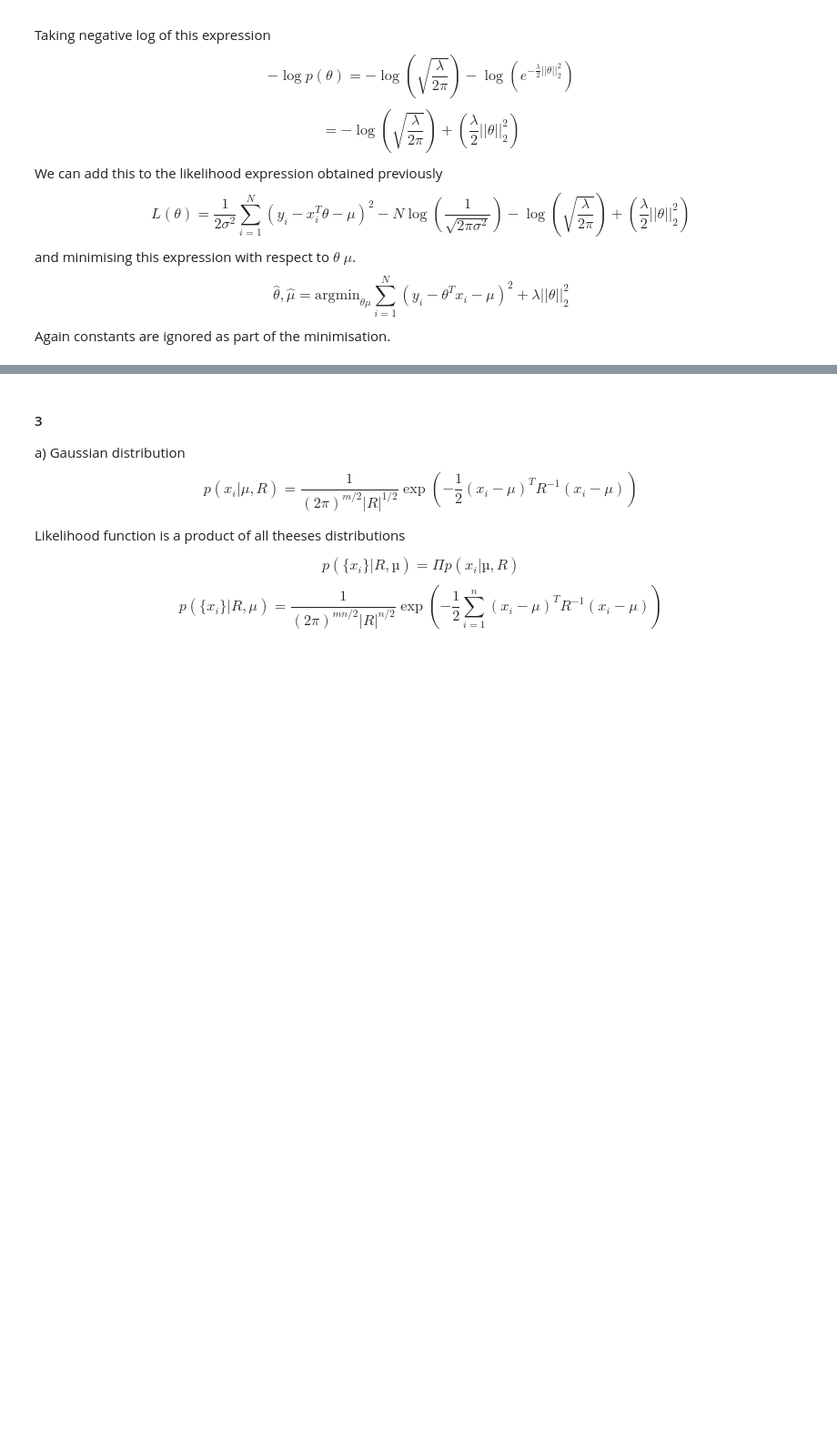
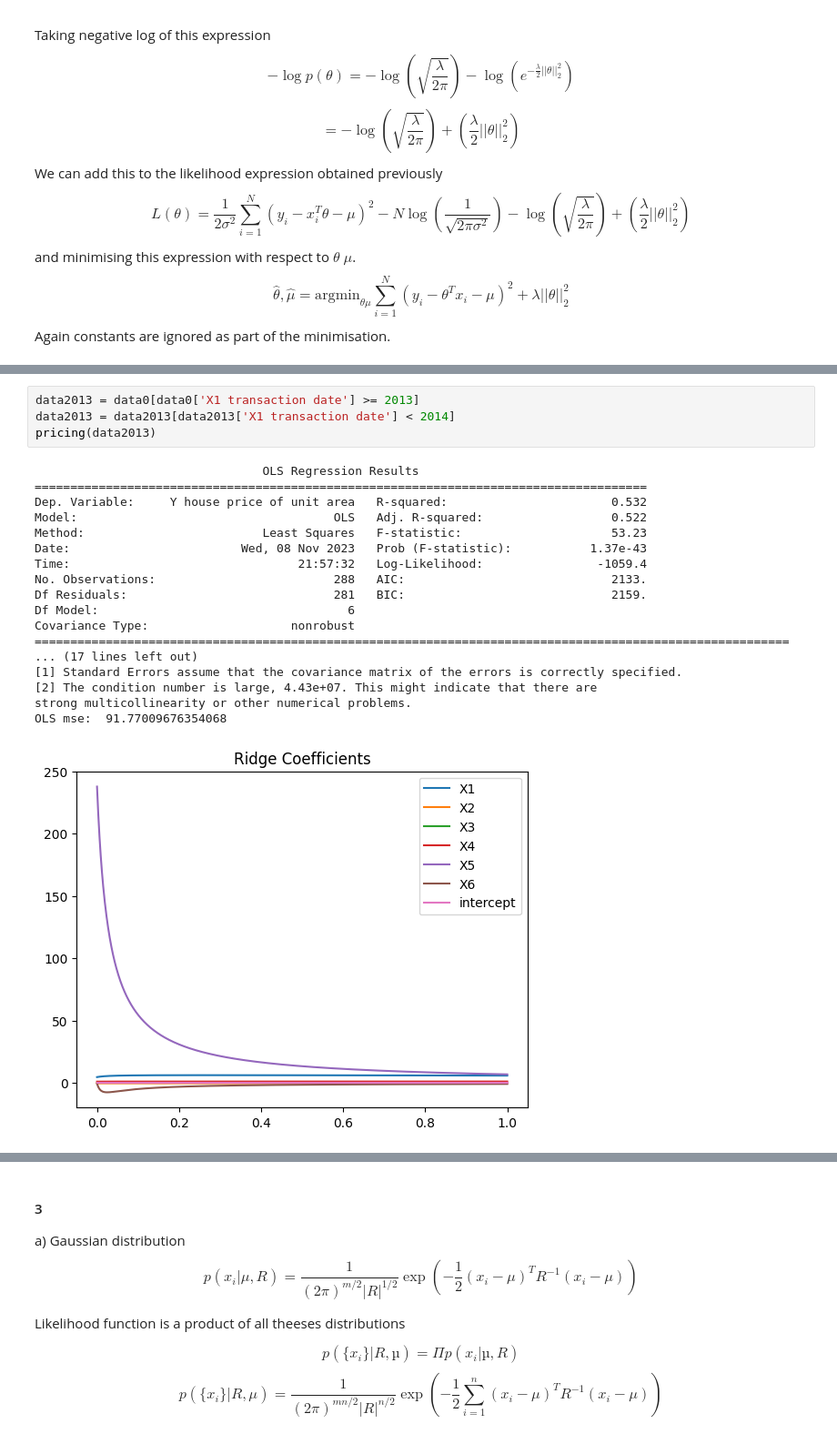
Before and after one commit to darkopetrov/DAT570_Continuous_optimization_in_data_science, a Jupyter notebook: Module_1/Code_1.ipynb, the cells around one changed output, grey strips where cells are left out. Shown at 91% size. Drawn from its saved outputs; the diff is of its cells as text; blank space fills up the shorter version.

```diff
--- a/Module_1/Code_1.ipynb
+++ b/Module_1/Code_1.ipynb
@@ -209,0 +220,23 @@ v)
+# %%
+data2013 = data0[data0['X1 transaction date'] >= 2013]
+data2013 = data2013[data2013['X1 transaction date'] < 2014]
+pricing(data2013)
+# %% [output]
+                                OLS Regression Results
+======================================================================================
+Dep. Variable:     Y house price of unit area   R-squared:                       0.532
+Model:                                    OLS   Adj. R-squared:                  0.522
+Method:                         Least Squares   F-statistic:                     53.23
+Date:                        Wed, 08 Nov 2023   Prob (F-statistic):           1.37e-43
+Time:                                21:57:32   Log-Likelihood:                -1059.4
+No. Observations:                         288   AIC:                             2133.
+Df Residuals:                             281   BIC:                             2159.
+Df Model:                                   6
+Covariance Type:                    nonrobust
+==========================================================================================================
+... (17 lines left out)
+[1] Standard Errors assume that the covariance matrix of the errors is correctly specified.
+[2] The condition number is large, 4.43e+07. This might indicate that there are
+strong multicollinearity or other numerical problems.
+OLS mse:  91.77009676354068
+[figure, added]
```
Also changed, not shown: parts of 5 cells of this notebook.
